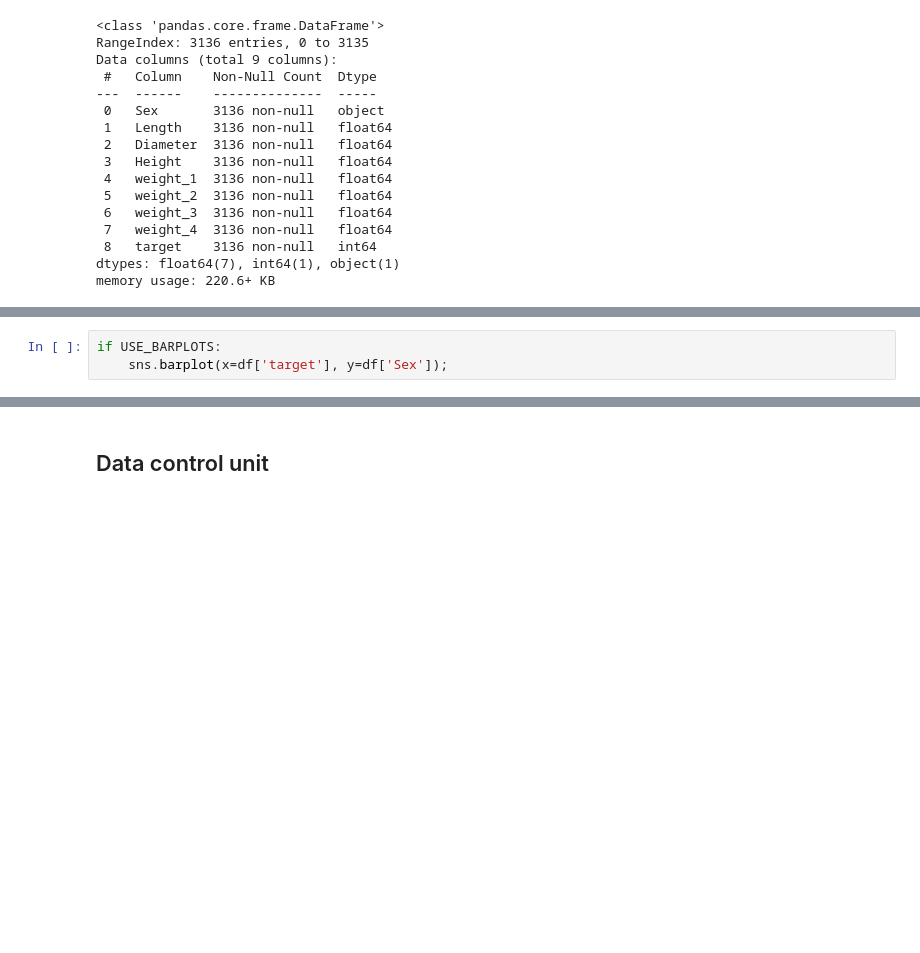
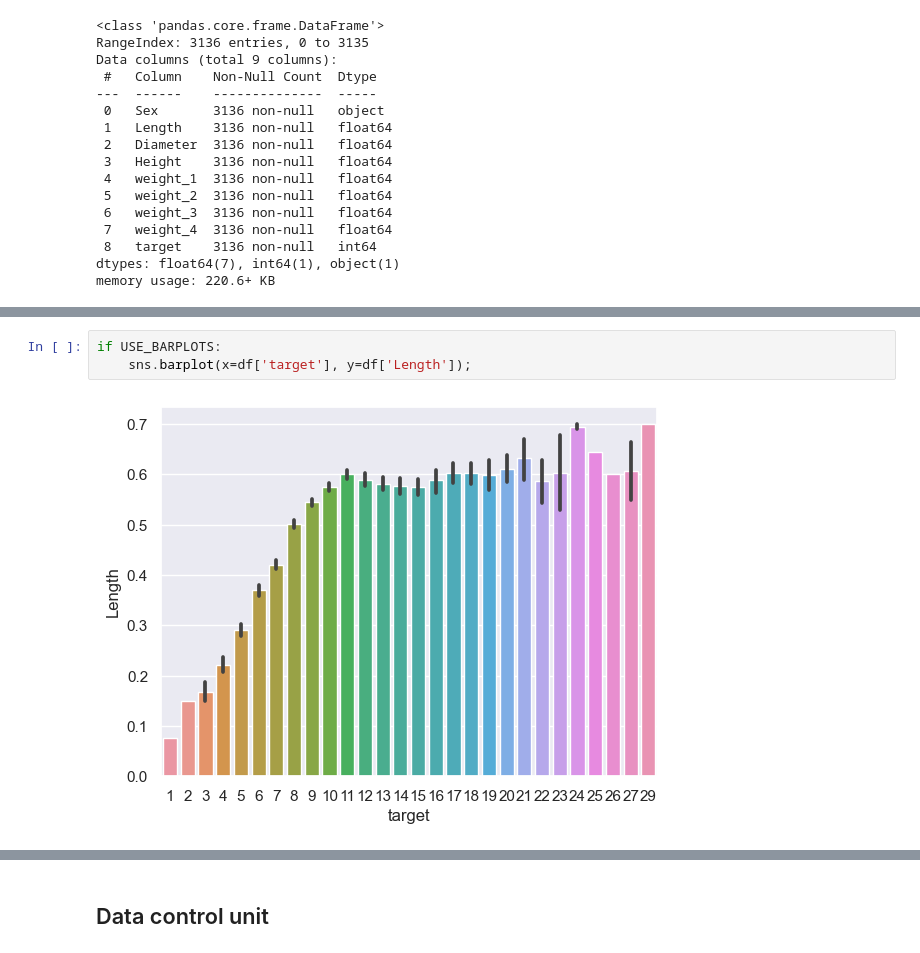
Before and after one commit to danorel/kma-ml-1, a Jupyter notebook: humanity.ipynb, the cells around one changed output, grey strips where cells are left out. Cells and saved outputs as stored; diff of their text form; blank space fills up the shorter version.

```diff
--- a/humanity.ipynb
+++ b/humanity.ipynb
@@ -80,6 +82,8 @@ if USE_PAIRPLOTS:
 # %%
 if USE_BARPLOTS:
-    sns.barplot(x=df['target'], y=df['Sex']);
+    sns.barplot(x=df['target'], y=df['Length']);
+# %% [output]
+[figure, added]
 # %%
 if USE_BARPLOTS:
     sns.barplot(x=df['target'], y=df['weight_1']);
```
Also changed, not shown: parts of 15 cells of this notebook, 2 other files.
